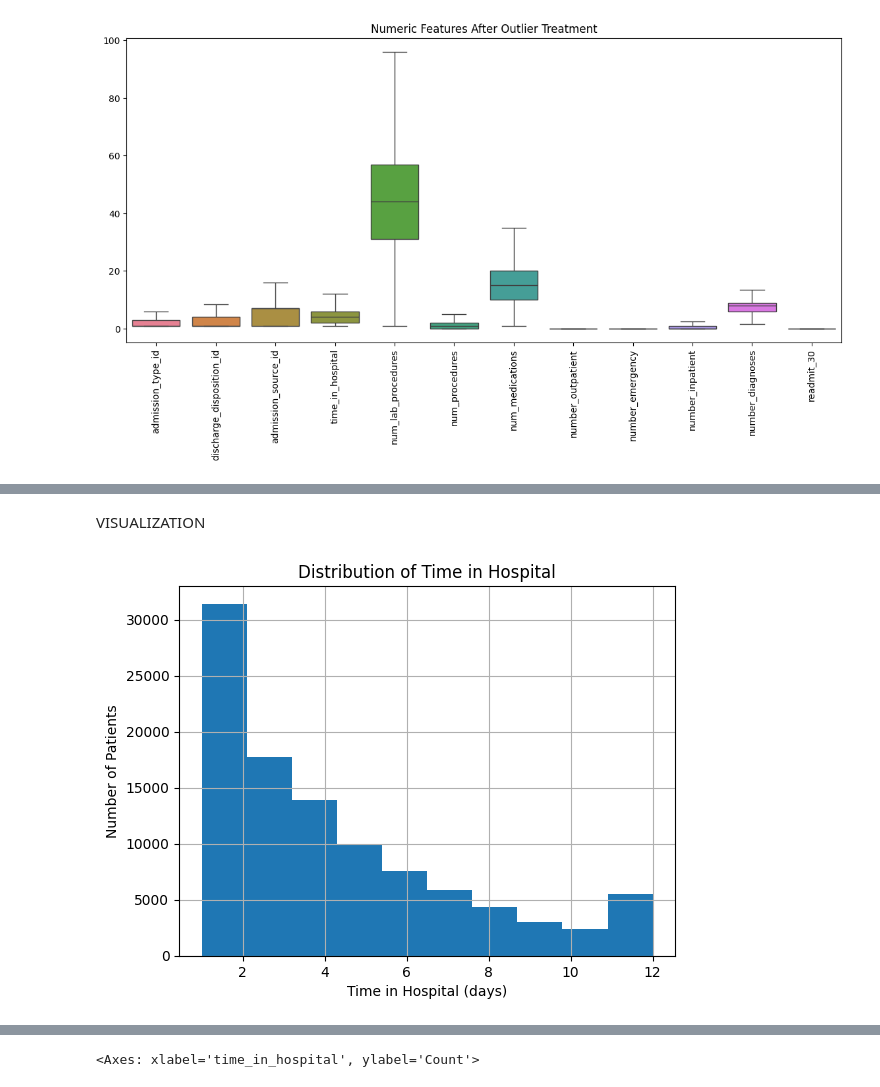
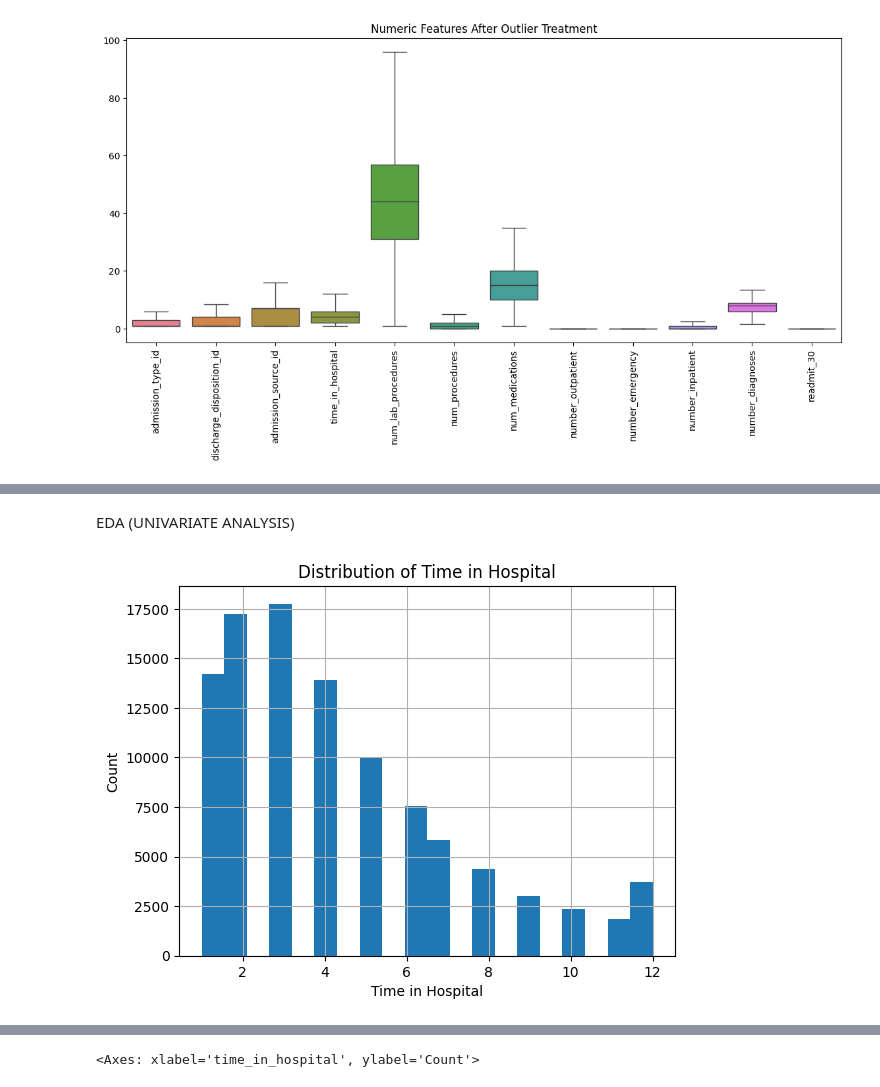
Before and after one commit to guru16-02/TEAM-17-24ADI204, a Jupyter notebook: dsv.ipynb, the cells around one changed output, grey strips where cells are left out. Saved outputs shown, nothing was run; the diff lists cells and outputs as text; code cells hidden in the pictures.

```diff
--- a/dsv.ipynb
+++ b/dsv.ipynb
@@ -130,9 +143,7 @@ For example, when doing 'df[col].method(value, inplace=True)', try using 'df.met
 df.drop(columns=["encounter_id", "patient_nbr"], inplace=True)
 # %%
 
-df['readmit_30'] = df['readmitted'].apply(
-    lambda x: 1 if x == '<30' else 0
-)
+df["readmit_30"] = (df["readmitted"] == "<30").astype(int)
 # %% [markdown]
 CHECKING FOR THE OUTLIER USING THE BOXPLOT
 # %%
@@ -169,19 +182,6 @@ plt.title("Numeric Features After Outlier Treatment")
 plt.show()
 # %% [output]
 [figure]
-# %%
-df["gender"] = df["gender"].map({"Male": 1, "Female": 0})
-df["diabetesMed"] = df["diabetesMed"].map({"Yes": 1, "No": 0})
-df["insulin"] = df["insulin"].map({"Yes": 1, "No": 0})
-# %%
-categorical_cols = [
-    "admission_type_id",
-    "discharge_disposition_id",
-    "admission_source_id",
-    "A1Cresult"
-]
-
-df = pd.get_dummies(df, columns=categorical_cols, drop_first=True)
 # %%
 print("Final dataset shape:", df.shape)
 print("Total missing values:", df.isna().sum().sum())
@@ -249,13 +245,3 @@ np.int64(281)
-# %%
-
-Q1 = df['number_diagnoses'].quantile(0.25)
-Q3 = df['number_diagnoses'].quantile(0.75)
-IQR = Q3 - Q1
-
-lower = Q1 - 1.5 * IQR
-upper = Q3 + 1.5 * IQR
-
-df['number_diagnoses'] = df['number_diagnoses'].clip(lower, upper)
 # %%
 print(df.columns)
 # %% [output]
@@ -297,11 +279,11 @@ df.groupby('readmit_30')[
 # %% [markdown]
-VISUALIZATION
+EDA (UNIVARIATE ANALYSIS)
 # %%
 
-df["time_in_hospital"].hist()
-plt.xlabel("Time in Hospital (days)")
-plt.ylabel("Number of Patients")
+df["time_in_hospital"].hist(bins=20)
+plt.xlabel("Time in Hospital")
+plt.ylabel("Count")
 plt.title("Distribution of Time in Hospital")
 plt.show()
 # %% [output]
-[figure, old version]
+[figure, new version]
```
Also changed, not shown: parts of 82 cells of this notebook.
